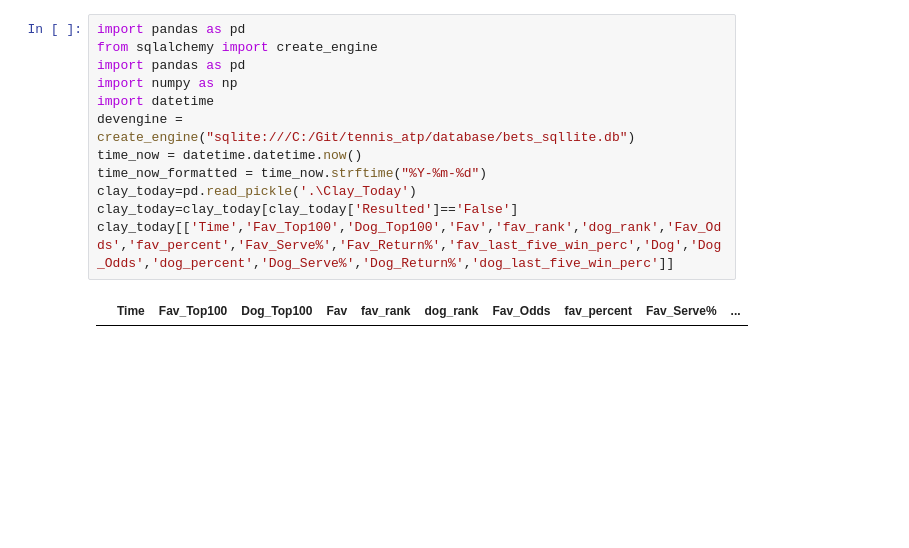
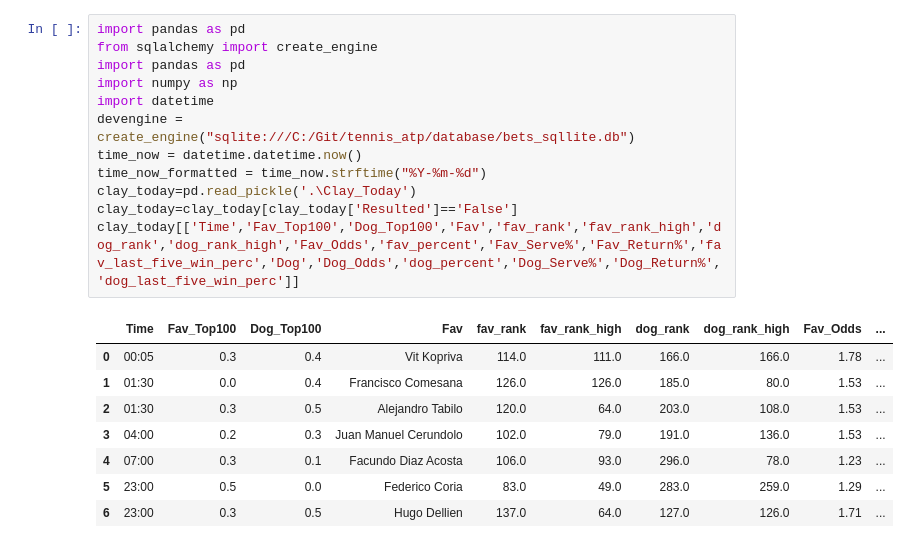
Before and after one commit to Witwolski/tennis_atp, a Jupyter notebook: _clay.ipynb, the cells around one changed output. Cells and saved outputs as stored; diff of their text form; blank space fills up the shorter version.

```diff
--- a/_clay.ipynb
+++ b/_clay.ipynb
@@ -1,14 +1,21 @@
 # %%
 import pandas as pd
 from sqlalchemy import create_engine
 import pandas as pd
 import numpy as np
 import datetime
 devengine = create_engine("sqlite:///C:/Git/tennis_atp/database/bets_sqllite.db")
 time_now = datetime.datetime.now()
 time_now_formatted = time_now.strftime("%Y-%m-%d")
 clay_today=pd.read_pickle('.\Clay_Today')
 clay_today=clay_today[clay_today['Resulted']=='False']
-clay_today[['Time','Fav_Top100','Dog_Top100','Fav','fav_rank','dog_rank','Fav_Odds','fav_percent','Fav_Serve%','Fav_Return%','fav_last_five_win_perc','Dog','Dog_Odds','dog_percent','Dog_Serve%','Dog_Return%','dog_last_five_win_perc']]
+clay_today[['Time','Fav_Top100','Dog_Top100','Fav','fav_rank','fav_rank_high','dog_rank','dog_rank_high','Fav_Odds','fav_percent','Fav_Serve%','Fav_Return%','fav_last_five_win_perc','Dog','Dog_Odds','dog_percent','Dog_Serve%','Dog_Return%','dog_last_five_win_perc']]
 # %% [output]
-|  | Time | Fav_Top100 | Dog_Top100 | Fav | fav_rank | dog_rank | Fav_Odds | fav_percent | Fav_Serve% | ... |
+|  | Time | Fav_Top100 | Dog_Top100 | Fav | fav_rank | fav_rank_high | dog_rank | dog_rank_high | Fav_Odds | ... |
+| 0 | 00:05 | 0.3 | 0.4 | Vit Kopriva | 114.0 | 111.0 | 166.0 | 166.0 | 1.78 | ... |
+| 1 | 01:30 | 0.0 | 0.4 | Francisco Comesana | 126.0 | 126.0 | 185.0 | 80.0 | 1.53 | ... |
+| 2 | 01:30 | 0.3 | 0.5 | Alejandro Tabilo | 120.0 | 64.0 | 203.0 | 108.0 | 1.53 | ... |
+| 3 | 04:00 | 0.2 | 0.3 | Juan Manuel Cerundolo | 102.0 | 79.0 | 191.0 | 136.0 | 1.53 | ... |
+| 4 | 07:00 | 0.3 | 0.1 | Facundo Diaz Acosta | 106.0 | 93.0 | 296.0 | 78.0 | 1.23 | ... |
+| 5 | 23:00 | 0.5 | 0.0 | Federico Coria | 83.0 | 49.0 | 283.0 | 259.0 | 1.29 | ... |
+| 6 | 23:00 | 0.3 | 0.5 | Hugo Dellien | 137.0 | 64.0 | 127.0 | 126.0 | 1.71 | ... |
```
Also changed, not shown: 3 other files.
